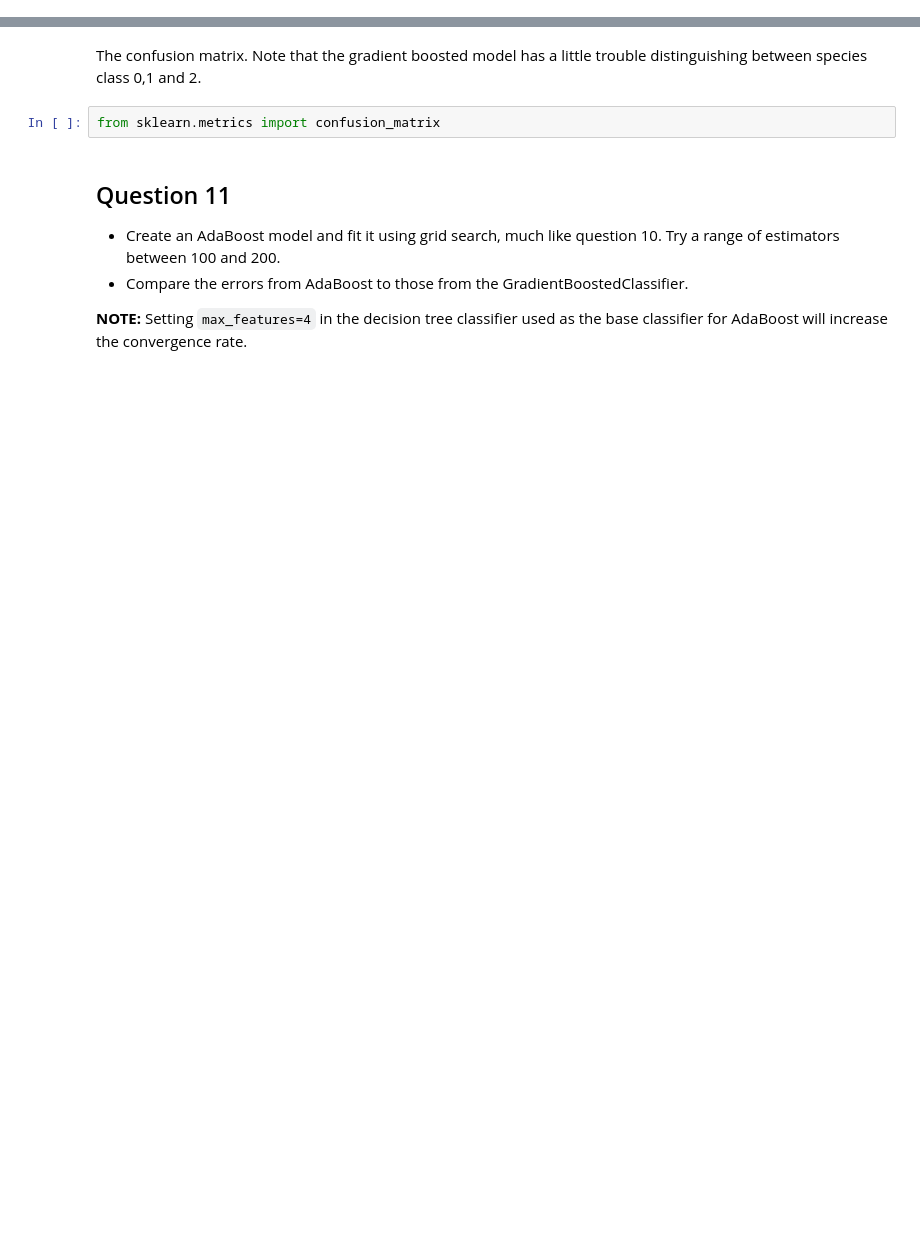
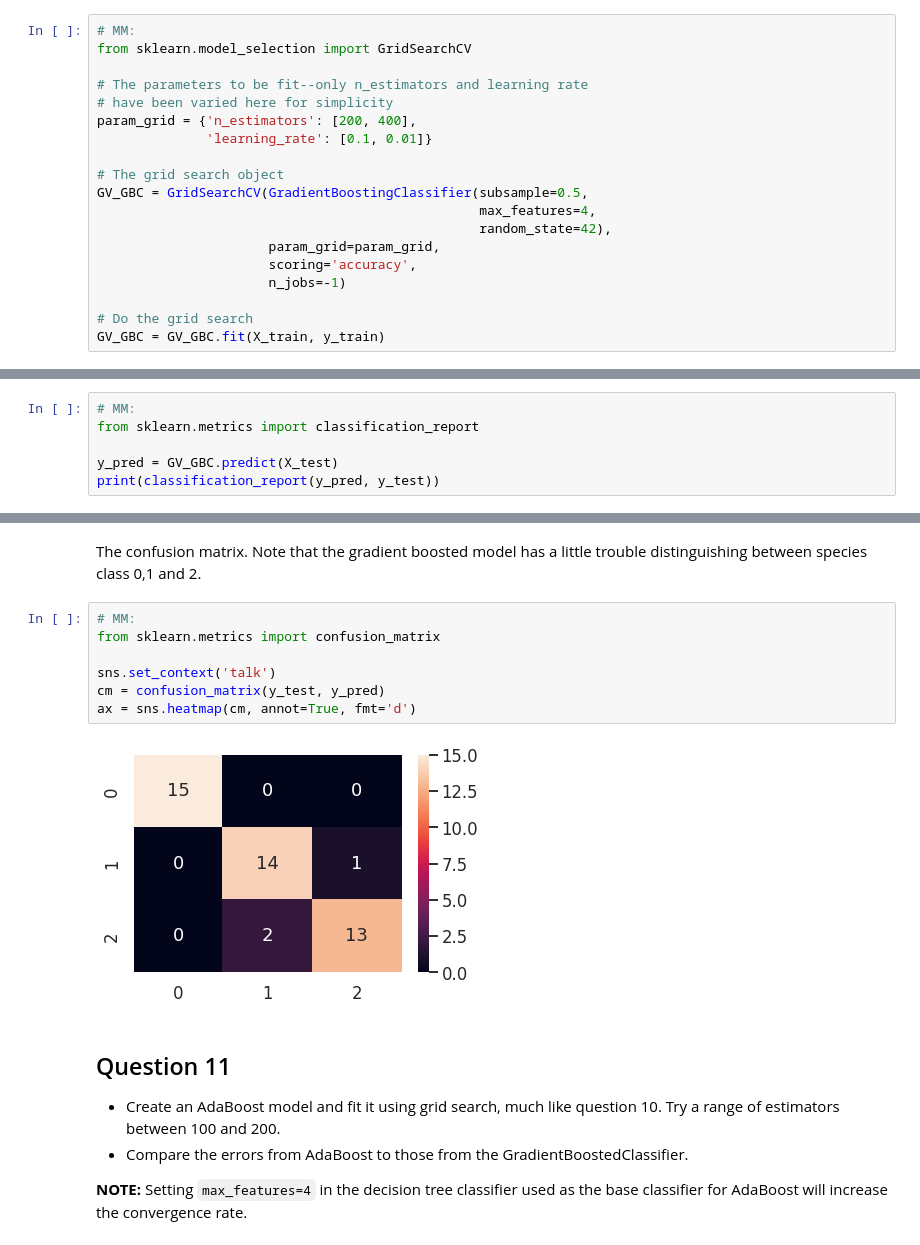
Before and after one commit to MosheMann5750/ML, a Jupyter notebook: Solutions/Week10_Boosting_and_Stacking_HW.ipynb, the cells around one changed output, grey strips where cells are left out. Cells and saved outputs as stored; diff of their text form; blank space fills up the shorter version.

```diff
--- a/Solutions/Week10_Boosting_and_Stacking_HW.ipynb
+++ b/Solutions/Week10_Boosting_and_Stacking_HW.ipynb
@@ -541 +622,20 @@ from sklearn.model_selection import GridSearchCV
+# %%
+# MM:
+from sklearn.model_selection import GridSearchCV
+
+# The parameters to be fit--only n_estimators and learning rate
+# have been varied here for simplicity
+param_grid = {'n_estimators': [200, 400],
+              'learning_rate': [0.1, 0.01]}
+
+# The grid search object
+GV_GBC = GridSearchCV(GradientBoostingClassifier(subsample=0.5,
+                                                 max_features=4,
+                                                 random_state=42),
+                      param_grid=param_grid,
+                      scoring='accuracy',
+                      n_jobs=-1)
+
+# Do the grid search
+GV_GBC = GV_GBC.fit(X_train, y_train)
 # %%
@@ -546,0 +650,6 @@ from sklearn.metrics import classification_report
+# %%
+# MM:
+from sklearn.metrics import classification_report
+
+y_pred = GV_GBC.predict(X_test)
+print(classification_report(y_pred, y_test))
@@ -547,7 +666,14 @@ from sklearn.metrics import classification_report
 # %% [markdown]
 The confusion matrix. Note that the gradient boosted model has a little trouble distinguishing between species  class 0,1 and 2.
-# %%
-from sklearn.metrics import confusion_matrix
+# %%
+# MM:
+from sklearn.metrics import confusion_matrix
+
+sns.set_context('talk')
+cm = confusion_matrix(y_test, y_pred)
+ax = sns.heatmap(cm, annot=True, fmt='d')
+# %% [output]
+[figure, added]
 # %% [markdown]
 ## Question 11
 
```
Also changed, not shown: parts of 27 cells of this notebook.
